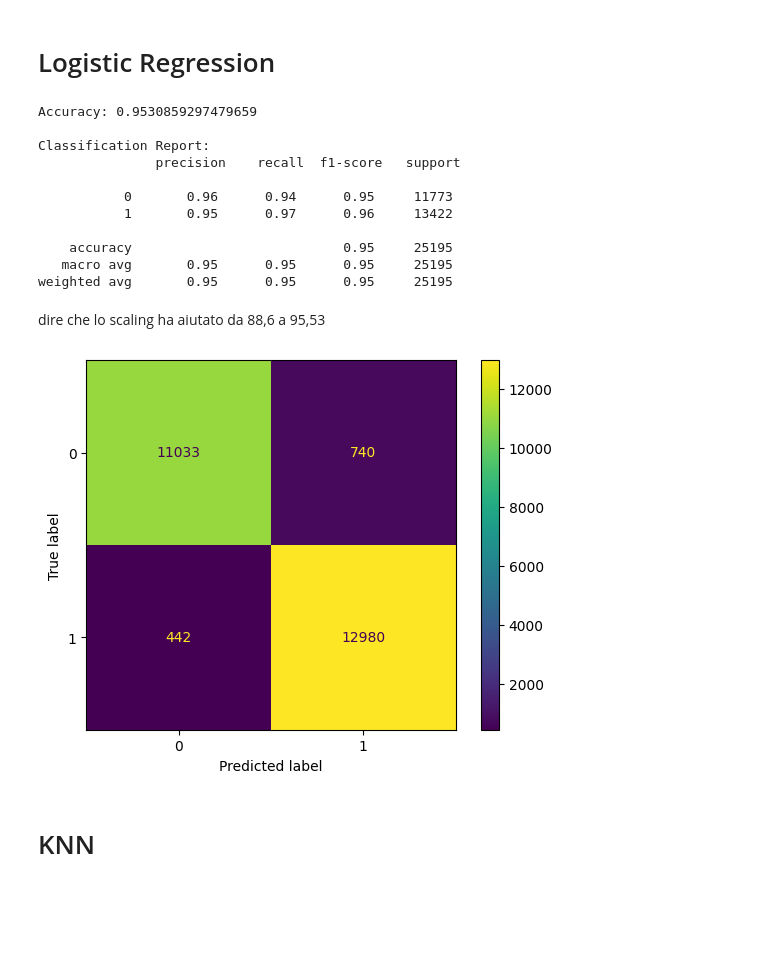
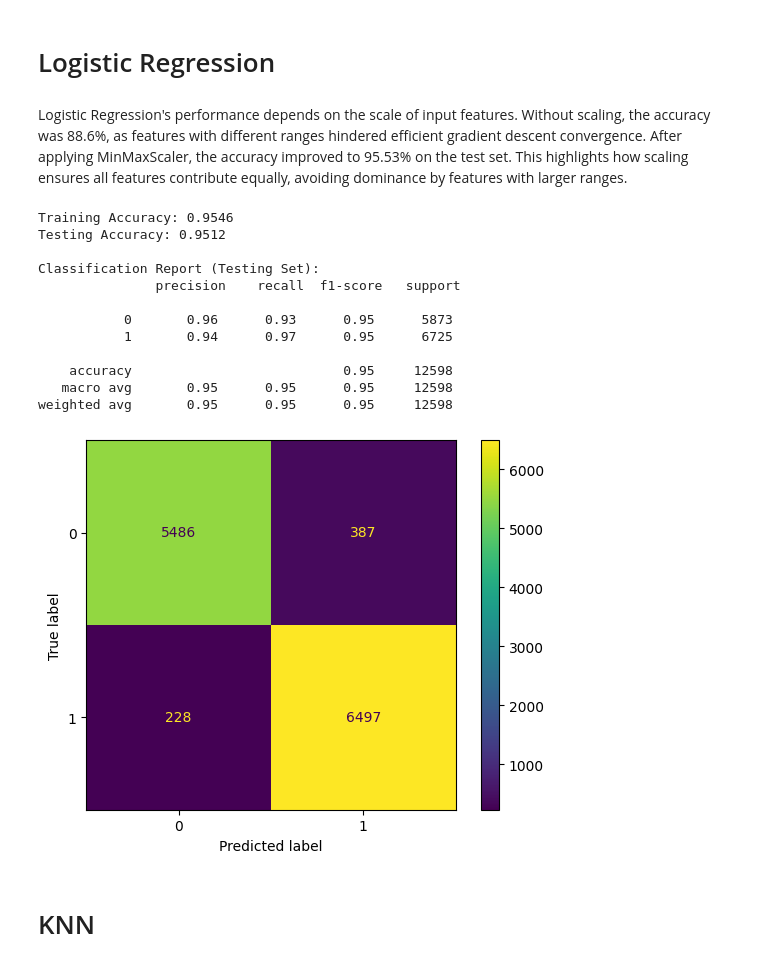
Before and after one commit to MartorelliLuca/IntrusionDetectionML, a Jupyter notebook: IntrusionDetectionProject.ipynb, the cells around one changed output. Cells and saved outputs as stored; diff of their text form; code cells hidden in the pictures; blank space fills up the shorter version.

```diff
--- a/IntrusionDetectionProject.ipynb
+++ b/IntrusionDetectionProject.ipynb
@@ -150,3 +167,17 @@ X_train, X_test, y_train, y_test = train_test_split(X, y, test_size=0.2, random_
+# %%
+
+X = df.iloc[:, :-1]
+y = df.iloc[:, -1]
+# Split the data into training (80%) and temporary validation + test (20%)
+X_train, X_temp, y_train, y_temp = train_test_split(X, y, test_size=0.2, random_state=42)
+
+# Further split the temporary validation + test set into validation (50%) and test (50%)
+X_val, X_test, y_val, y_test = train_test_split(X_temp, y_temp, test_size=0.5, random_state=42)
+
+# Now you have:
+# X_train, y_train: Training set (80% of the data)
+# X_val, y_val: Validation set (10% of the data)
+# X_test, y_test: Test set (10% of the data)
 # %% [markdown]
 # Scaling
 # %% [markdown]
@@ -159,0 +187,8 @@ ValueError: could not convert string to float: 'tcp'
+# %%
+scaler = MinMaxScaler()
+# Fit the scaler to the features and transform them
+X_train_scaled = scaler.fit_transform(X_train)
+X_val_scaled = scaler.transform(X_val)
+
+# Transform the test data using the same scaler (no fit here to avoid data leakage)
+X_test_scaled = scaler.transform(X_test)
@@ -160,34 +222,42 @@ ValueError: could not convert string to float: 'tcp'
 # %% [markdown]
 # Logistic Regression
+# %% [markdown]
+Logistic Regression's performance depends on the scale of input features. Without scaling, the accuracy was 88.6%, as features with different ranges hindered efficient gradient descent convergence. After applying MinMaxScaler, the accuracy improved to 95.53% on the test set. This highlights how scaling ensures all features contribute equally, avoiding dominance by features with larger ranges.
 # %%
 # 5. Logistic Regression
 model = LogisticRegression(max_iter=1000, random_state=42)
 model.fit(X_train_scaled, y_train)
 
-# 6. Predizioni
-y_pred = model.predict(X_test_scaled)
+# Predictions on the training and testing sets
+y_train_pred = model.predict(X_train_scaled)
+y_test_pred = model.predict(X_test_scaled)
 
-# 7. Valutazione del modello
-print("Accuracy:", accuracy_score(y_test, y_pred))
-print("\nClassification Report:\n", classification_report(y_test, y_pred))
+# Accuracy on the training set
+train_accuracy = accuracy_score(y_train, y_train_pred)
+print(f"Training Accuracy: {train_accuracy:.4f}")
+
+# Accuracy on the testing set
+test_accuracy = accuracy_score(y_test, y_test_pred)
+print(f"Testing Accuracy: {test_accuracy:.4f}")
+
+# Classification report for the testing set
+print("\nClassification Report (Testing Set):\n", classification_report(y_test, y_test_pred))
 # %% [output]
-Accuracy: 0.9530859297479659
+Training Accuracy: 0.9546
+Testing Accuracy: 0.9512
 
-Classification Report:
+Classification Report (Testing Set):
                precision    recall  f1-score   support
 
-           0       0.96      0.94      0.95     11773
-           1       0.95      0.97      0.96     13422
+           0       0.96      0.93      0.95      5873
+           1       0.94      0.97      0.95      6725
 
-    accuracy                           0.95     25195
-   macro avg       0.95      0.95      0.95     25195
-weighted avg       0.95      0.95      0.95     25195
+    accuracy                           0.95     12598
+   macro avg       0.95      0.95      0.95     12598
+weighted avg       0.95      0.95      0.95     12598
-# %% [markdown]
-dire che lo scaling ha aiutato da 88,6 a 95,53
 # %%
-
-plot_confusion_matrix(y_true=y_test, y_pred=y_pred, labels=model.classes_)
+plot_confusion_matrix(y_true=y_test, y_pred=y_test_pred, labels=model.classes_)
 # %% [output]
-[figure, old version]
+[figure, new version]
 # %% [markdown]
 # KNN
```
Also changed, not shown: parts of 17 cells of this notebook.
